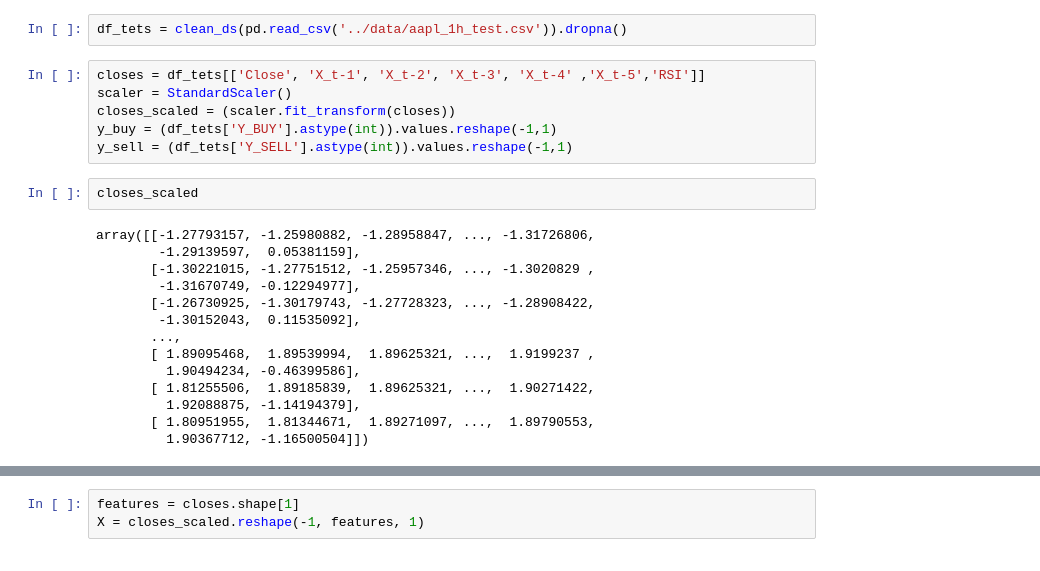
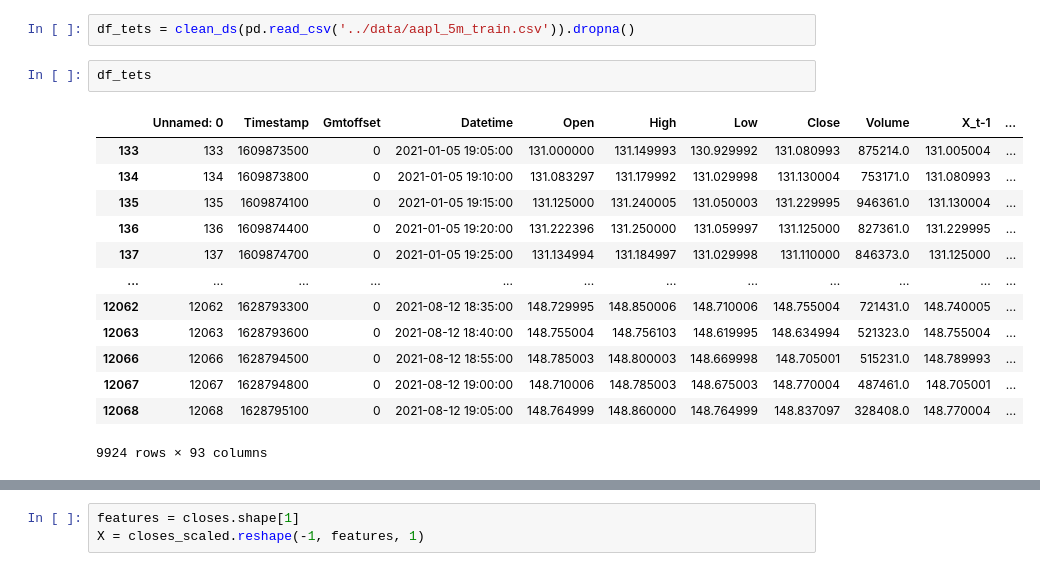
Before and after one commit to rodo1234/transformers, a Jupyter notebook: transf/prueba.ipynb, the cells around one changed output, grey strips where cells are left out. Drawn from its saved outputs; the diff is of its cells as text.

```diff
--- a/transf/prueba.ipynb
+++ b/transf/prueba.ipynb
@@ -14,24 +14,18 @@ To enable the following instructions: AVX2 AVX_VNNI FMA, in other operations, re
 # %%
-df_tets = clean_ds(pd.read_csv('../data/aapl_1h_test.csv')).dropna()
+df_tets = clean_ds(pd.read_csv('../data/aapl_5m_train.csv')).dropna()
-# %%
-closes = df_tets[['Close', 'X_t-1', 'X_t-2', 'X_t-3', 'X_t-4' ,'X_t-5','RSI']]
-scaler = StandardScaler()
-closes_scaled = (scaler.fit_transform(closes))
-y_buy = (df_tets['Y_BUY'].astype(int)).values.reshape(-1,1)
-y_sell = (df_tets['Y_SELL'].astype(int)).values.reshape(-1,1)
-# %%
-closes_scaled
-# %% [output]
-array([[-1.27793157, -1.25980882, -1.28958847, ..., -1.31726806,
-        -1.29139597,  0.05381159],
-       [-1.30221015, -1.27751512, -1.25957346, ..., -1.3020829 ,
-        -1.31670749, -0.12294977],
-       [-1.26730925, -1.30179743, -1.27728323, ..., -1.28908422,
-        -1.30152043,  0.11535092],
-       ...,
-       [ 1.89095468,  1.89539994,  1.89625321, ...,  1.9199237 ,
-         1.90494234, -0.46399586],
-       [ 1.81255506,  1.89185839,  1.89625321, ...,  1.90271422,
-         1.92088875, -1.14194379],
-       [ 1.80951955,  1.81344671,  1.89271097, ...,  1.89790553,
-         1.90367712, -1.16500504]])
+# %%
+df_tets
+# %% [output]
+|  | Unnamed: 0 | Timestamp | Gmtoffset | Datetime | Open | High | Low | Close | Volume | X_t-1 | ... |
+| 133 | 133 | 1609873500 | 0 | 2021-01-05 19:05:00 | 131.000000 | 131.149993 | 130.929992 | 131.080993 | 875214.0 | 131.005004 | ... |
+| 134 | 134 | 1609873800 | 0 | 2021-01-05 19:10:00 | 131.083297 | 131.179992 | 131.029998 | 131.130004 | 753171.0 | 131.080993 | ... |
+| 135 | 135 | 1609874100 | 0 | 2021-01-05 19:15:00 | 131.125000 | 131.240005 | 131.050003 | 131.229995 | 946361.0 | 131.130004 | ... |
+| 136 | 136 | 1609874400 | 0 | 2021-01-05 19:20:00 | 131.222396 | 131.250000 | 131.059997 | 131.125000 | 827361.0 | 131.229995 | ... |
+| 137 | 137 | 1609874700 | 0 | 2021-01-05 19:25:00 | 131.134994 | 131.184997 | 131.029998 | 131.110000 | 846373.0 | 131.125000 | ... |
+| ... | ... | ... | ... | ... | ... | ... | ... | ... | ... | ... | ... |
+| 12062 | 12062 | 1628793300 | 0 | 2021-08-12 18:35:00 | 148.729995 | 148.850006 | 148.710006 | 148.755004 | 721431.0 | 148.740005 | ... |
+| 12063 | 12063 | 1628793600 | 0 | 2021-08-12 18:40:00 | 148.755004 | 148.756103 | 148.619995 | 148.634994 | 521323.0 | 148.755004 | ... |
+| 12066 | 12066 | 1628794500 | 0 | 2021-08-12 18:55:00 | 148.785003 | 148.800003 | 148.669998 | 148.705001 | 515231.0 | 148.789993 | ... |
+| 12067 | 12067 | 1628794800 | 0 | 2021-08-12 19:00:00 | 148.710006 | 148.785003 | 148.675003 | 148.770004 | 487461.0 | 148.705001 | ... |
+| 12068 | 12068 | 1628795100 | 0 | 2021-08-12 19:05:00 | 148.764999 | 148.860000 | 148.764999 | 148.837097 | 328408.0 | 148.770004 | ... |
+9924 rows × 93 columns
```
Also changed, not shown: parts of 9 cells of this notebook, 4 other files.
